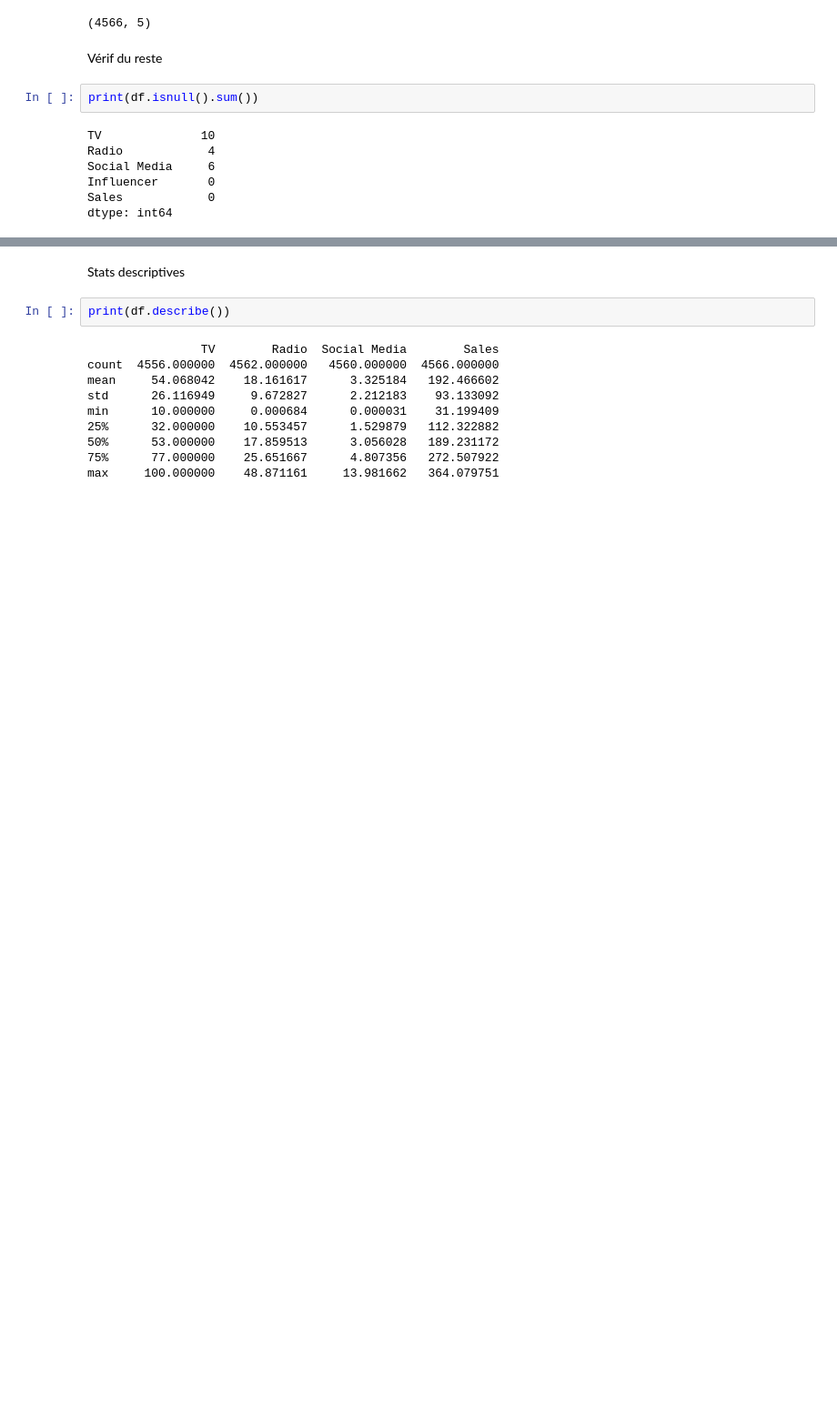
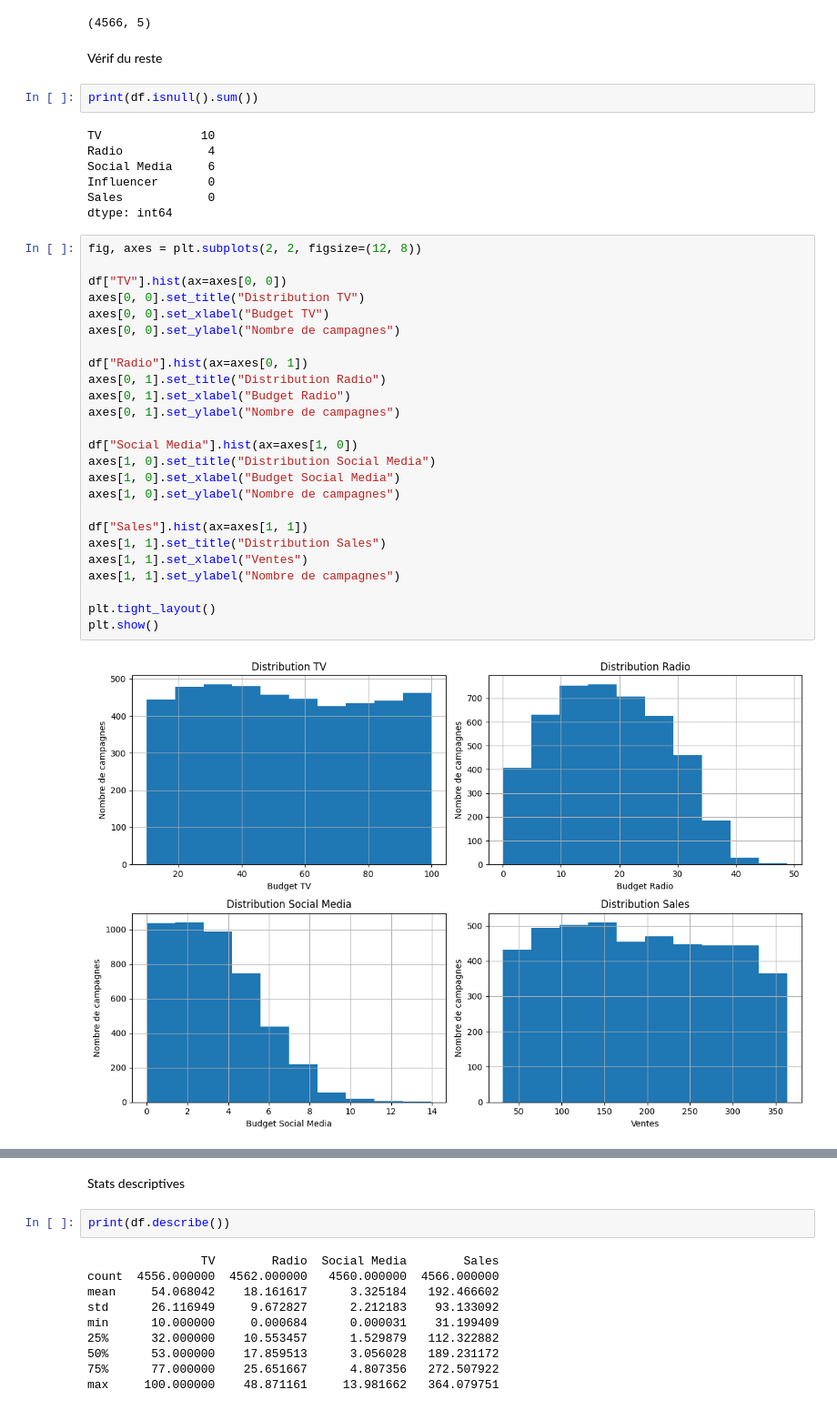
Before and after one commit to Dnivaux/Data_Science_Marketing, a Jupyter notebook: notebooks/01_EDA_Marketing.ipynb, the cells around one changed output, grey strips where cells are left out. Shown at 91% size. Saved outputs shown, nothing was run; the diff lists cells and outputs as text; blank space fills up the shorter version.

```diff
--- a/notebooks/01_EDA_Marketing.ipynb
+++ b/notebooks/01_EDA_Marketing.ipynb
@@ -58,3 +59,30 @@ Social Media     6
 Influencer       0
 Sales            0
 dtype: int64
+# %%
+fig, axes = plt.subplots(2, 2, figsize=(12, 8))
+
+df["TV"].hist(ax=axes[0, 0])
+axes[0, 0].set_title("Distribution TV")
+axes[0, 0].set_xlabel("Budget TV")
+axes[0, 0].set_ylabel("Nombre de campagnes")
+
+df["Radio"].hist(ax=axes[0, 1])
+axes[0, 1].set_title("Distribution Radio")
+axes[0, 1].set_xlabel("Budget Radio")
+axes[0, 1].set_ylabel("Nombre de campagnes")
+
+df["Social Media"].hist(ax=axes[1, 0])
+axes[1, 0].set_title("Distribution Social Media")
+axes[1, 0].set_xlabel("Budget Social Media")
+axes[1, 0].set_ylabel("Nombre de campagnes")
+
+df["Sales"].hist(ax=axes[1, 1])
+axes[1, 1].set_title("Distribution Sales")
+axes[1, 1].set_xlabel("Ventes")
+axes[1, 1].set_ylabel("Nombre de campagnes")
+
+plt.tight_layout()
+plt.show()
+# %% [output]
+[figure, added]
```
Also changed, not shown: parts of 12 cells of this notebook.
